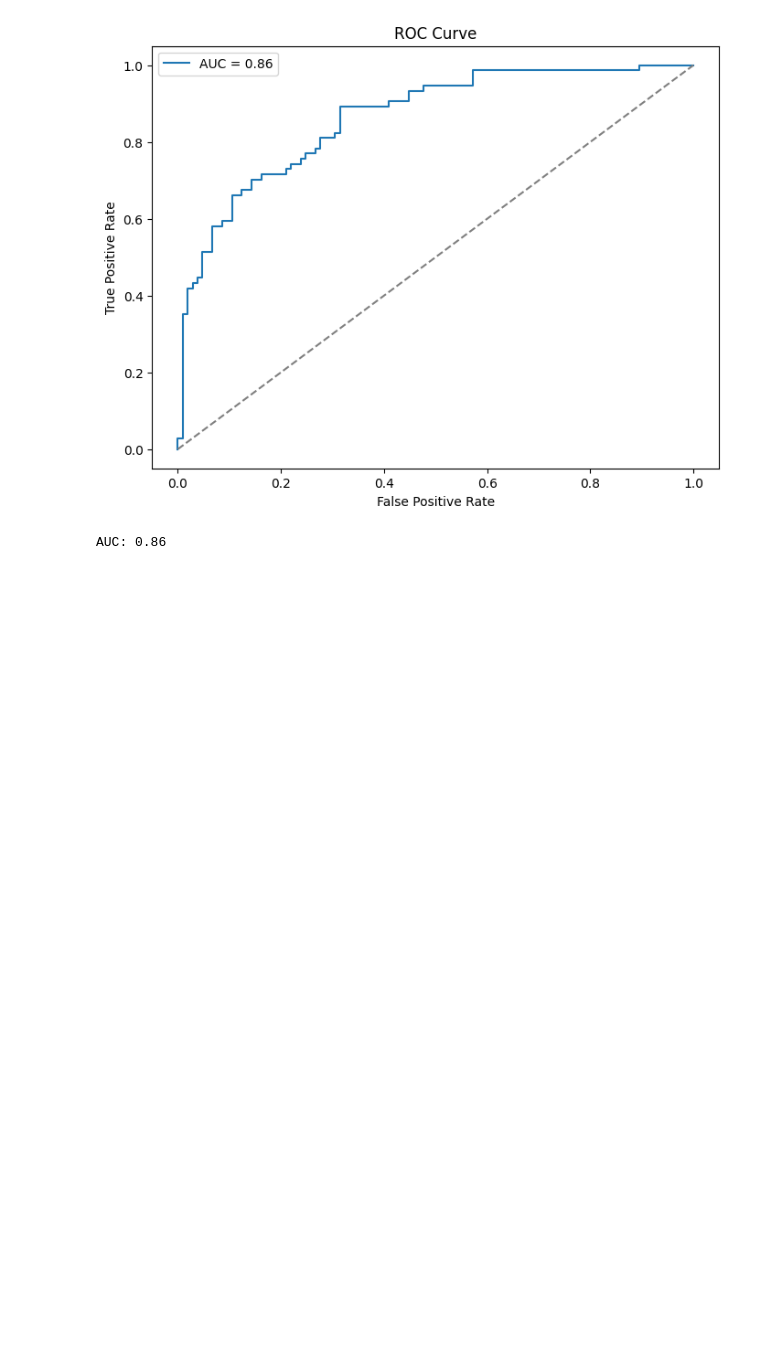
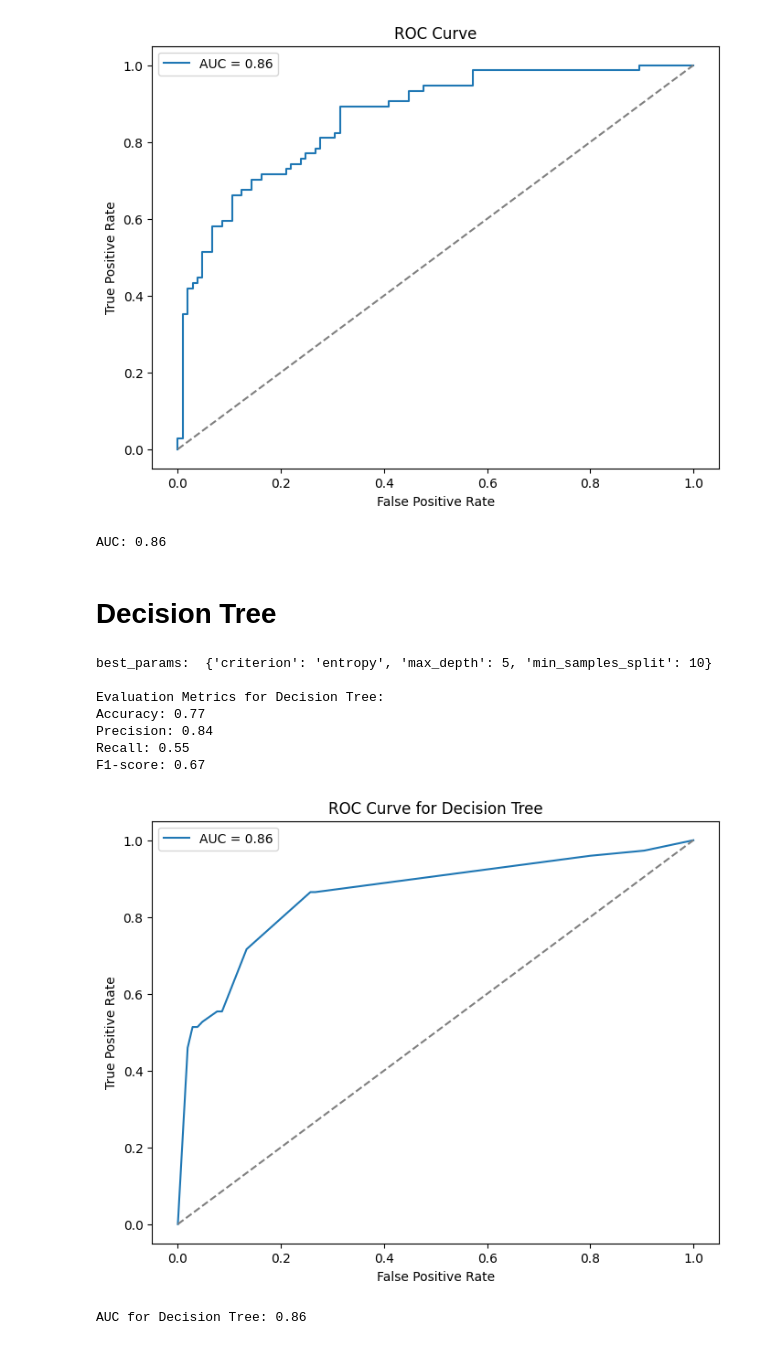
Before and after one commit to omagdy7/titanic-ml, a Jupyter notebook: src/titanic.ipynb, the cells around one changed output. Cells and saved outputs as stored; diff of their text form; code cells hidden in the pictures; blank space fills up the shorter version.

```diff
--- a/src/titanic.ipynb
+++ b/src/titanic.ipynb
@@ -276,3 +302,74 @@ Recall: 0.72
 F1-score: 0.74
 [figure]
 AUC: 0.86
+# %% [markdown]
+# Decision Tree
+# %%
+from sklearn.model_selection import GridSearchCV
+
+# Define the grid of hyperparameters
+param_grid = {
+    'criterion': ['gini', 'entropy'],
+    'max_depth': [None, 5, 10, 15, 20, 25],
+    'min_samples_split': [2, 5, 10, 15, 20],
+    # Add more hyperparameters as needed
+}
+
+# Create a grid search object
+grid_search = GridSearchCV(DecisionTreeClassifier(random_state=42), param_grid, cv=5, scoring='accuracy')
+
+# Fit the grid search to the data
+grid_search.fit(X_train, y_train)
+
+# Get the best hyperparameters
+best_params = grid_search.best_params_
+# %%
+# Initialize the decision tree classifier
+print("best_params: ", best_params)
+tree_classifier = DecisionTreeClassifier(**best_params, random_state=42)
+
+# Train the decision tree model
+tree_classifier.fit(X_train, y_train)
+
+# Make predictions on the validation set
+tree_predictions = tree_classifier.predict(X_val)
+
+# Evaluate the accuracy of the decision tree model on the validation set
+tree_accuracy = accuracy_score(y_val, tree_predictions)
+tree_precision = precision_score(y_val, tree_predictions)
+tree_recall = recall_score(y_val, tree_predictions)
+tree_f1 = f1_score(y_val, tree_predictions)
+
+# Display evaluation metrics for the decision tree
+print("\nEvaluation Metrics for Decision Tree:")
+print(f"Accuracy: {tree_accuracy:.2f}")
+print(f"Precision: {tree_precision:.2f}")
+print(f"Recall: {tree_recall:.2f}")
+print(f"F1-score: {tree_f1:.2f}")
+
+# Calculate ROC curve and AUC for the decision tree
+y_pred_proba_tree = tree_classifier.predict_proba(X_val)[:, 1]  # Extract probabilities for the positive class
+fpr_tree, tpr_tree, thresholds_tree = roc_curve(y_val, y_pred_proba_tree)
+auc_tree = roc_auc_score(y_val, y_pred_proba_tree)
+
+# Plot ROC curve for the decision tree
+plt.figure(figsize=(8, 6))
+plt.plot(fpr_tree, tpr_tree, label=f'AUC = {auc_tree:.2f}')
+plt.plot([0, 1], [0, 1], linestyle='--', color='gray')
+plt.xlabel('False Positive Rate')
+plt.ylabel('True Positive Rate')
+plt.title('ROC Curve for Decision Tree')
+plt.legend()
+plt.show()
+
+print(f"AUC for Decision Tree: {auc_tree:.2f}")
+# %% [output]
+best_params:  {'criterion': 'entropy', 'max_depth': 5, 'min_samples_split': 10}
+
+Evaluation Metrics for Decision Tree:
+Accuracy: 0.77
+Precision: 0.84
+Recall: 0.55
+F1-score: 0.67
+[figure, added]
+AUC for Decision Tree: 0.86
```
Also changed, not shown: parts of 7 cells of this notebook.
